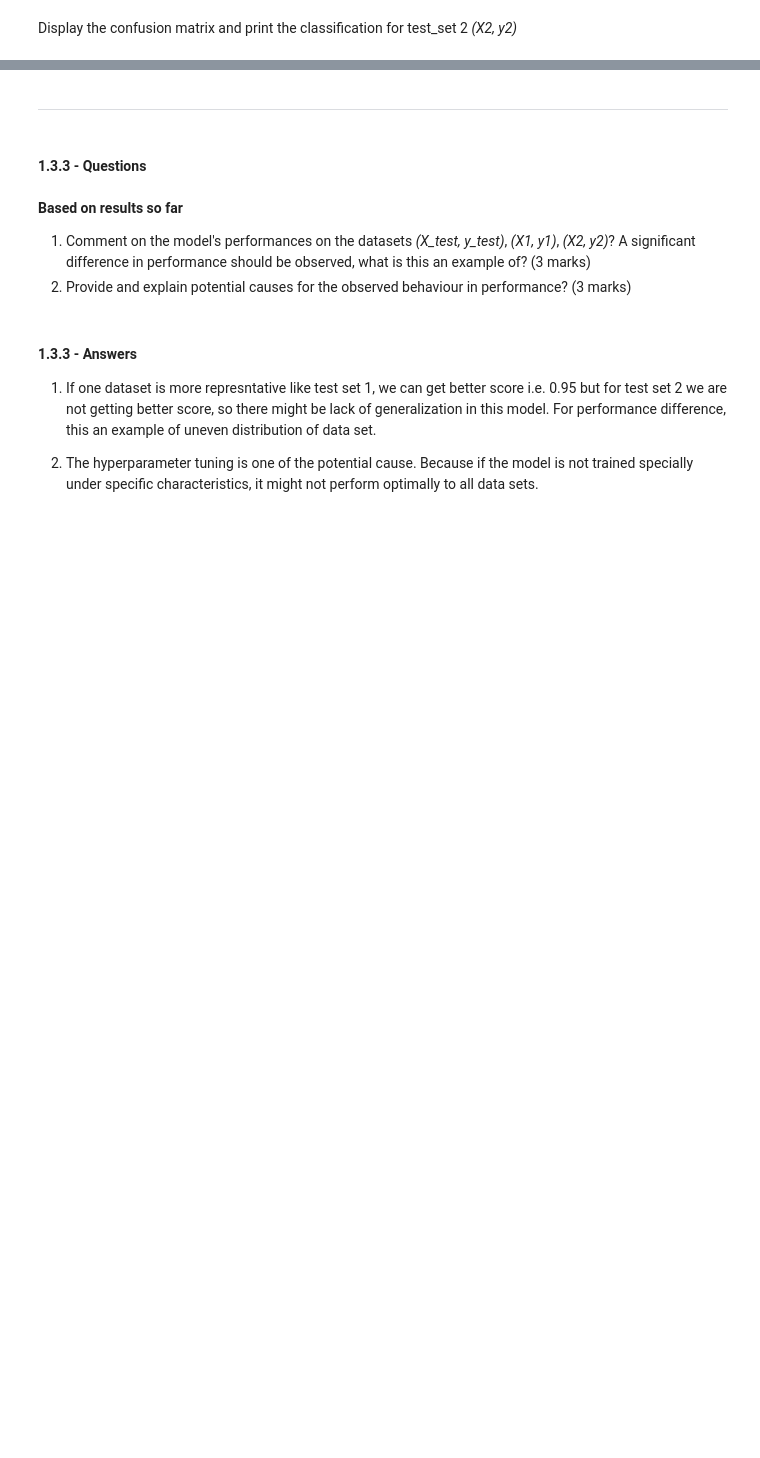
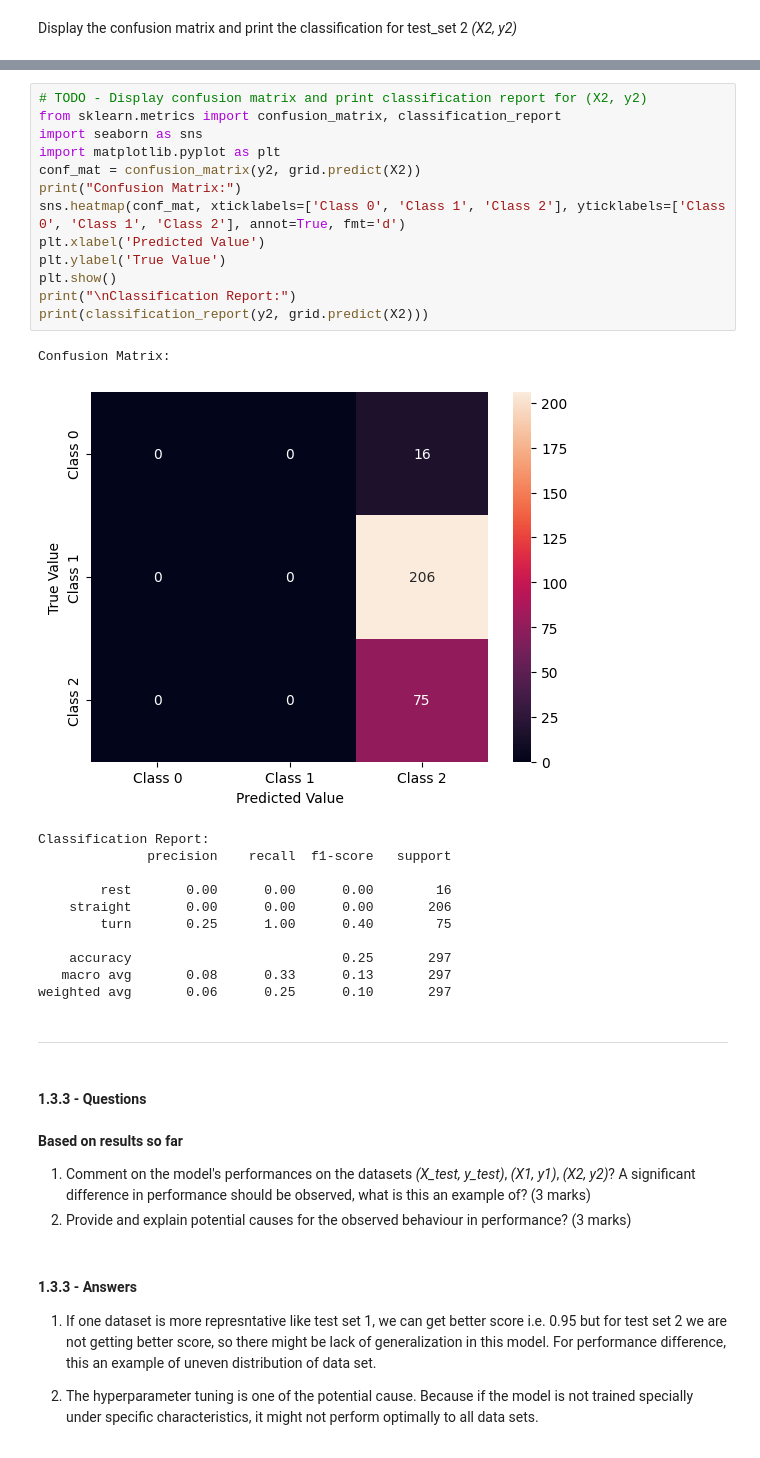
Before and after one commit to KushalDoshi17/engg680_2024_fall, a Jupyter notebook: Lab_Assignment4/Assignment 4.ipynb, the cells around one changed output, grey strips where cells are left out. Saved outputs shown, nothing was run; the diff lists cells and outputs as text; blank space fills up the shorter version.

```diff
--- a/Lab_Assignment4/Assignment 4.ipynb
+++ b/Lab_Assignment4/Assignment 4.ipynb
@@ -369,3 +339,29 @@ weighted avg       0.06      0.25      0.10       297
+# %%
+# TODO - Display confusion matrix and print classification report for (X2, y2)
+from sklearn.metrics import confusion_matrix, classification_report
+import seaborn as sns
+import matplotlib.pyplot as plt
+conf_mat = confusion_matrix(y2, grid.predict(X2))
+print("Confusion Matrix:")
+sns.heatmap(conf_mat, xticklabels=['Class 0', 'Class 1', 'Class 2'], yticklabels=['Class 0', 'Class 1', 'Class 2'], annot=True, fmt='d')
+plt.xlabel('Predicted Value')
+plt.ylabel('True Value')
+plt.show()
+print("\nClassification Report:")
+print(classification_report(y2, grid.predict(X2)))
+# %% [output]
+Confusion Matrix:
+[figure, added]
+Classification Report:
+              precision    recall  f1-score   support
+
+        rest       0.00      0.00      0.00        16
+    straight       0.00      0.00      0.00       206
+        turn       0.25      1.00      0.40        75
+
+    accuracy                           0.25       297
+   macro avg       0.08      0.33      0.13       297
+weighted avg       0.06      0.25      0.10       297
 # %% [markdown]
 ___
 # %% [markdown]
```
Also changed, not shown: parts of 56 cells of this notebook.
